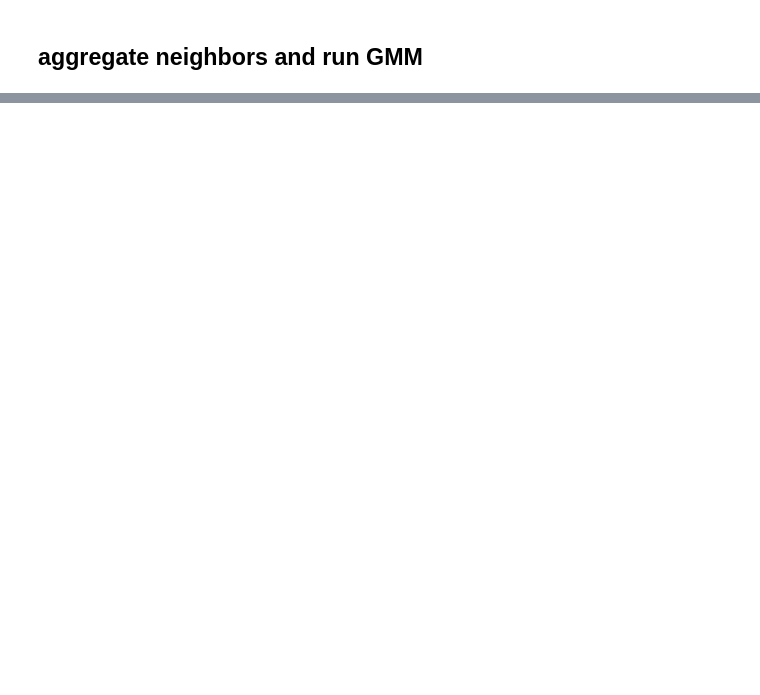
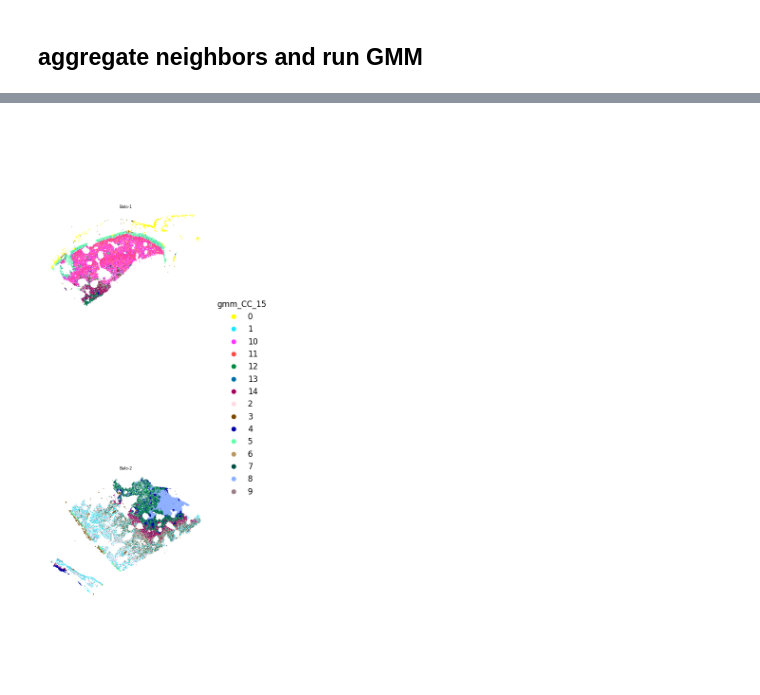
Before and after one commit to christoffermattssonlangseth/NAVI, a Jupyter notebook: notebooks/navi-custom-h5ad.ipynb, the cells around one changed output, grey strips where cells are left out. Drawn from its saved outputs; the diff is of its cells as text; code cells hidden in the pictures; blank space fills up the shorter version.

```diff
--- a/notebooks/navi-custom-h5ad.ipynb
+++ b/notebooks/navi-custom-h5ad.ipynb
@@ -285,11 +387,13 @@ from utils import aggregate_neighbors_weighted, plot_spatial_compact_fast
 # %%
 plot_spatial_compact_fast(
     adata,
-    color="gmm_CC_10",
+    color="gmm_CC_15",
     groupby="sample_id",
     spot_size=0.5,
     cols=1,
     height=10,
     background="white",
     dpi=120,
 )
+# %% [output]
+[figure, added]
```
Also changed, not shown: parts of 15 cells of this notebook.
